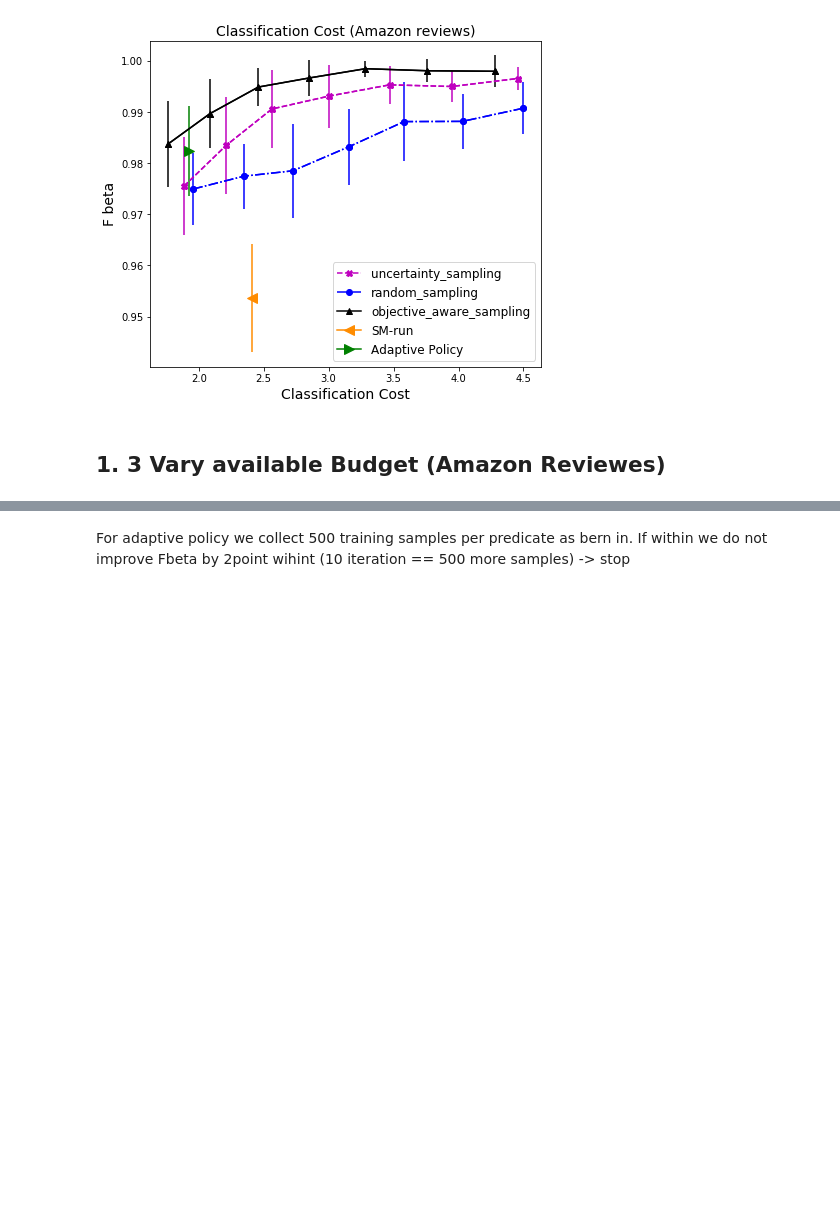
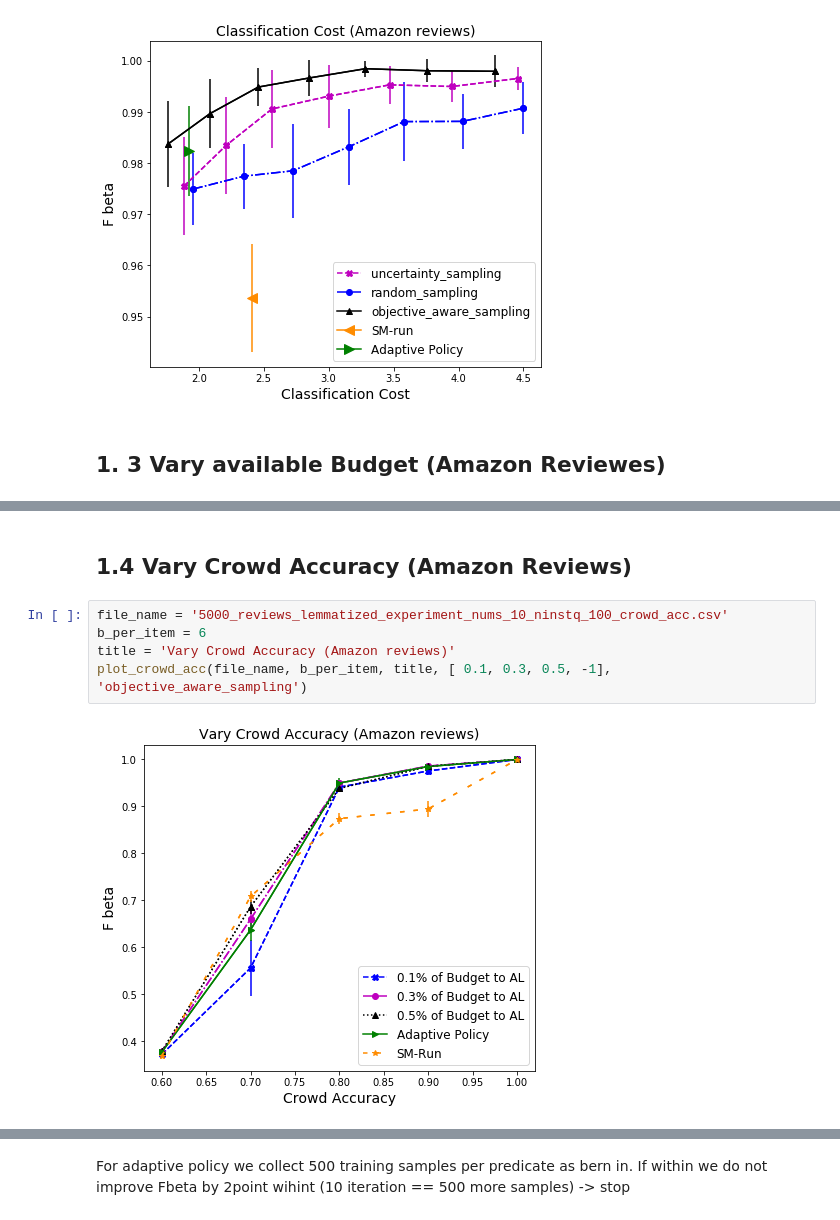
Before and after one commit to Evgeneus/Active-Hybrid-Classificatoin, a Jupyter notebook: adaptive_machine_and_crowd/notebooks/results.ipynb, the cells around one changed output, grey strips where cells are left out. Cells and saved outputs as stored; diff of their text form; blank space fills up the shorter version.

```diff
--- a/adaptive_machine_and_crowd/notebooks/results.ipynb
+++ b/adaptive_machine_and_crowd/notebooks/results.ipynb
@@ -128,0 +192,9 @@ plot_budget(file_name, b_per_item, title, [ 0.1, 0.3, 0.5, -1], 'objective_aware
+# %% [markdown]
+## 1.4 Vary Crowd Accuracy (Amazon Reviews)
+# %%
+file_name = '5000_reviews_lemmatized_experiment_nums_10_ninstq_100_crowd_acc.csv'
+b_per_item = 6
+title = 'Vary Crowd Accuracy (Amazon reviews)'
+plot_crowd_acc(file_name, b_per_item, title, [ 0.1, 0.3, 0.5, -1], 'objective_aware_sampling')
+# %% [output]
+[figure, added]
```
Also changed, not shown: parts of 24 cells of this notebook.
